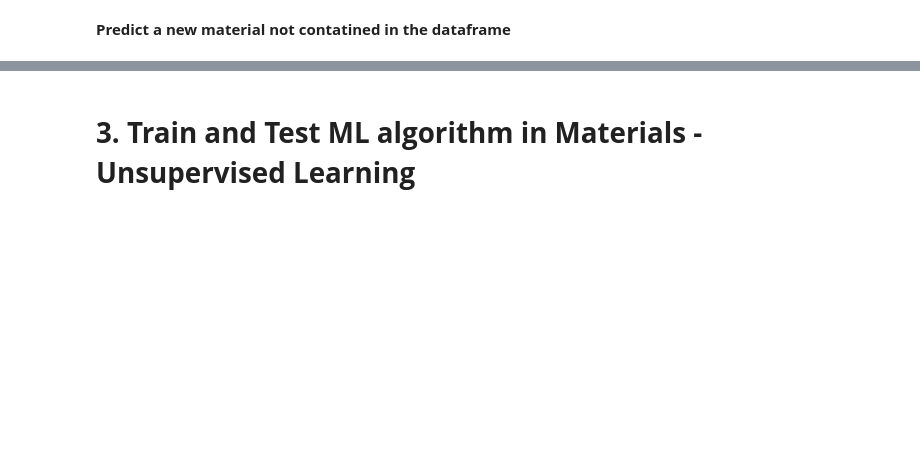
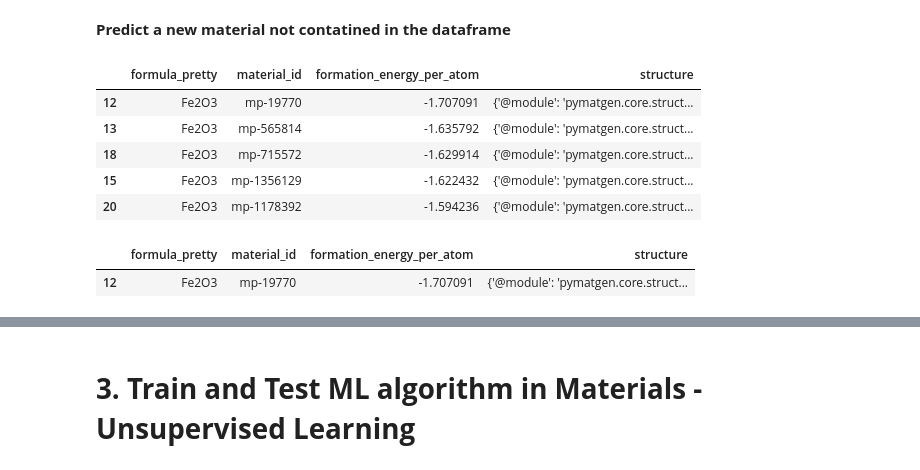
Before and after one commit to CMDDclass/MS697-material, a Jupyter notebook: Hands-on-session3/2025_2_Hands_on_session3_case2_3_example.ipynb, the cells around one changed output, grey strips where cells are left out. Drawn from its saved outputs; the diff is of its cells as text; code cells hidden in the pictures; blank space fills up the shorter version.

```diff
--- a/Hands-on-session3/2025_2_Hands_on_session3_case2_3_example.ipynb
+++ b/Hands-on-session3/2025_2_Hands_on_session3_case2_3_example.ipynb
@@ -186,25 +316,35 @@ y_pred_automl
 # %%
 !pip install mp_api -q
 
 from mp_api.client import MPRester
 import pandas as pd
 
 # Replace "your_api_key_here" with your own API key from the Materials Project
-mpr = MPRester("CiInKG9AGVmp2w8U1vDl9U2KI4hK9dDF")
+mpr = MPRester("your_api_key_here")
 list_of_available_fields = mpr.materials.summary.available_fields
 
 # Search for materials with formula Fe2O3 and retrieve all available fields
 docs = mpr.materials.summary.search(formula="Fe2O3", fields=list_of_available_fields)
 results = [doc.dict() for doc in docs]
 df_full = pd.DataFrame(results)
 
 df2 = df_full.loc[:, ["formula_pretty", "material_id", "formation_energy_per_atom", "structure"]]
 sdf = df2.sort_values(by="formation_energy_per_atom")
 sdf.head()
+# %% [output]
+|  | formula_pretty | material_id | formation_energy_per_atom | structure |
+| 12 | Fe2O3 | mp-19770 | -1.707091 | {'@module': 'pymatgen.core.struct... |
+| 13 | Fe2O3 | mp-565814 | -1.635792 | {'@module': 'pymatgen.core.struct... |
+| 18 | Fe2O3 | mp-715572 | -1.629914 | {'@module': 'pymatgen.core.struct... |
+| 15 | Fe2O3 | mp-1356129 | -1.622432 | {'@module': 'pymatgen.core.struct... |
+| 20 | Fe2O3 | mp-1178392 | -1.594236 | {'@module': 'pymatgen.core.struct... |
 # %%
 #extracting wanted material data row
 df3 = df2[df2["material_id"] == "mp-19770"]
 df3
+# %% [output]
+|  | formula_pretty | material_id | formation_energy_per_atom | structure |
+| 12 | Fe2O3 | mp-19770 | -1.707091 | {'@module': 'pymatgen.core.struct... |
 # %%
 from matminer.featurizers.conversions import StrToComposition
 from matminer.featurizers.composition import ElementProperty
```
Also changed, not shown: parts of 29 cells of this notebook.
